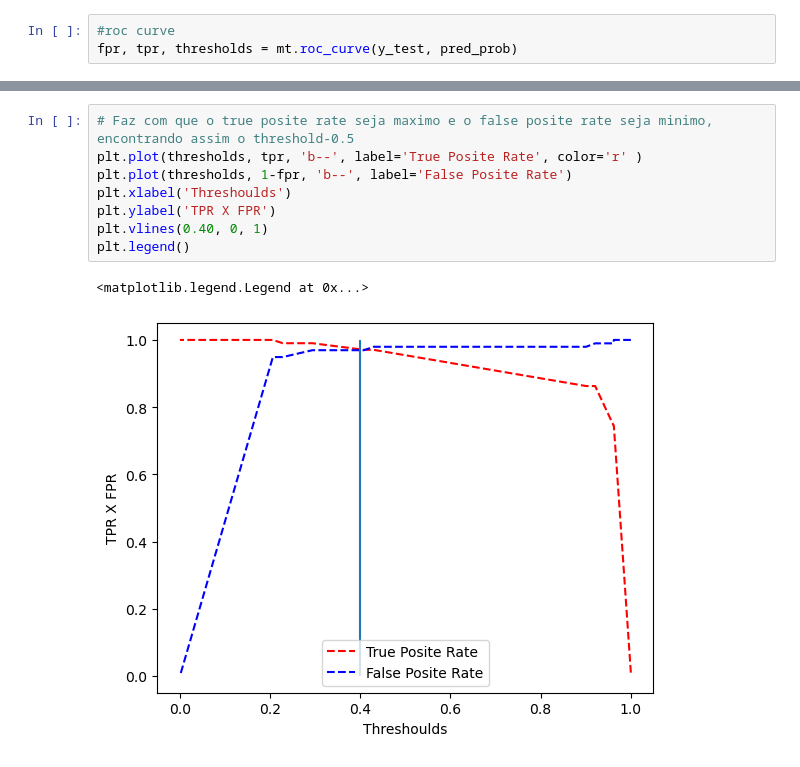
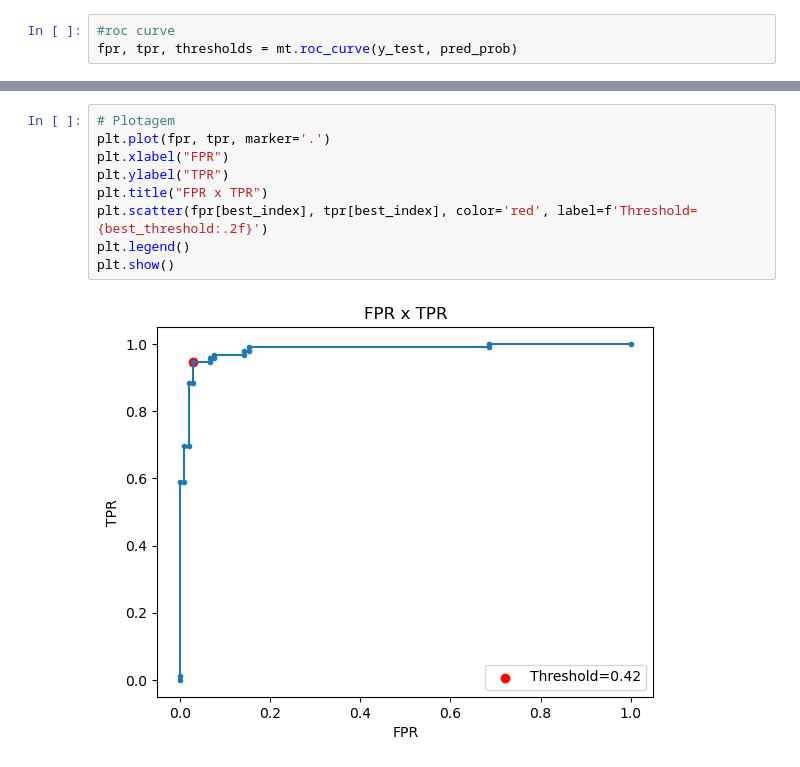
Before and after one commit to LuigiFerrari14/Machine-Learning, a Jupyter notebook: roc_curve.ipynb, the cells around one changed output, grey strips where cells are left out. Cells and saved outputs as stored; diff of their text form.

Commit message:
closest point vs intersection - graphs

```diff
--- a/roc_curve.ipynb
+++ b/roc_curve.ipynb
@@ -86,11 +85,11 @@ O melhor threshold é: 0.29374232205572254
-# %%
-# Faz com que o true posite rate seja maximo e o false posite rate seja minimo, encontrando assim o threshold-0.5
-plt.plot(thresholds, tpr, 'b--', label='True Posite Rate', color='r' )
-plt.plot(thresholds, 1-fpr, 'b--', label='False Posite Rate')
-plt.xlabel('Threshoulds')
-plt.ylabel('TPR X FPR')
-plt.vlines(0.40, 0, 1)
-plt.legend()
-# %% [output]
-<matplotlib.legend.Legend at 0x...>
-[figure, removed]
+# %%
+# Plotagem
+plt.plot(fpr, tpr, marker='.')
+plt.xlabel("FPR")
+plt.ylabel("TPR")
+plt.title("FPR x TPR")
+plt.scatter(fpr[best_index], tpr[best_index], color='red', label=f'Threshold={best_threshold:.2f}')
+plt.legend()
+plt.show()
+# %% [output]
+[figure, added]
```
Also changed, not shown: parts of 8 cells of this notebook.
